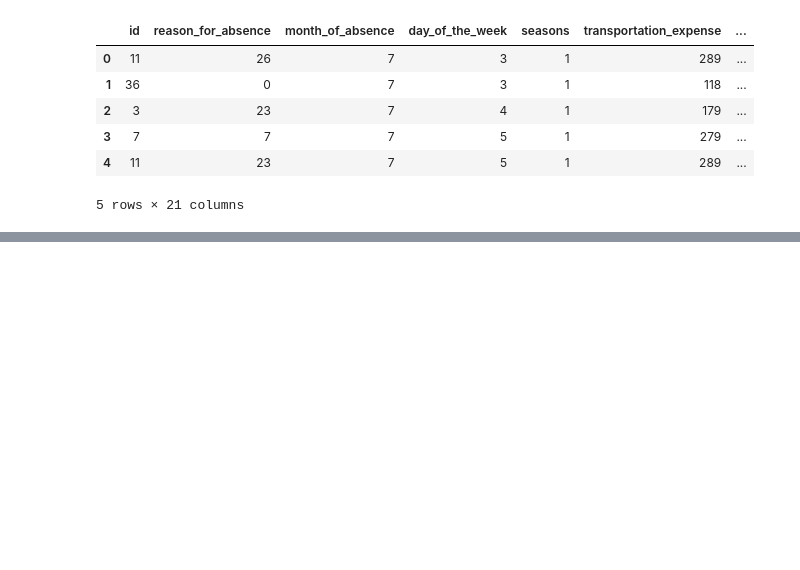
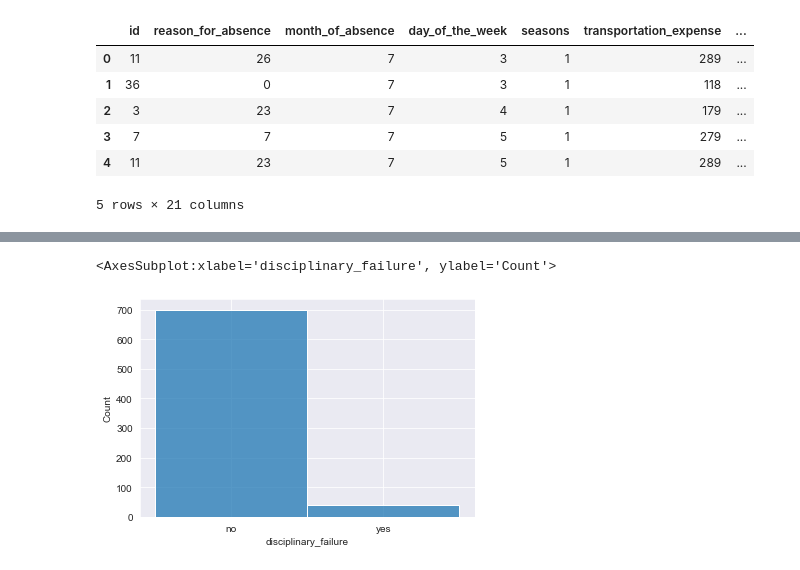
Before and after one commit to kevinbarry7/python, a Jupyter notebook: absentee.ipynb, the cells around one changed output, grey strips where cells are left out. Drawn from its saved outputs; the diff is of its cells as text; code cells hidden in the pictures; blank space fills up the shorter version.

```diff
--- a/absentee.ipynb
+++ b/absentee.ipynb
@@ -33,0 +143,5 @@ df.head()
+# %%
+sns.histplot(df.disciplinary_failure)
+# %% [output]
+<AxesSubplot:xlabel='disciplinary_failure', ylabel='Count'>
+[figure, added]
```
Also changed, not shown: parts of 15 cells of this notebook.
